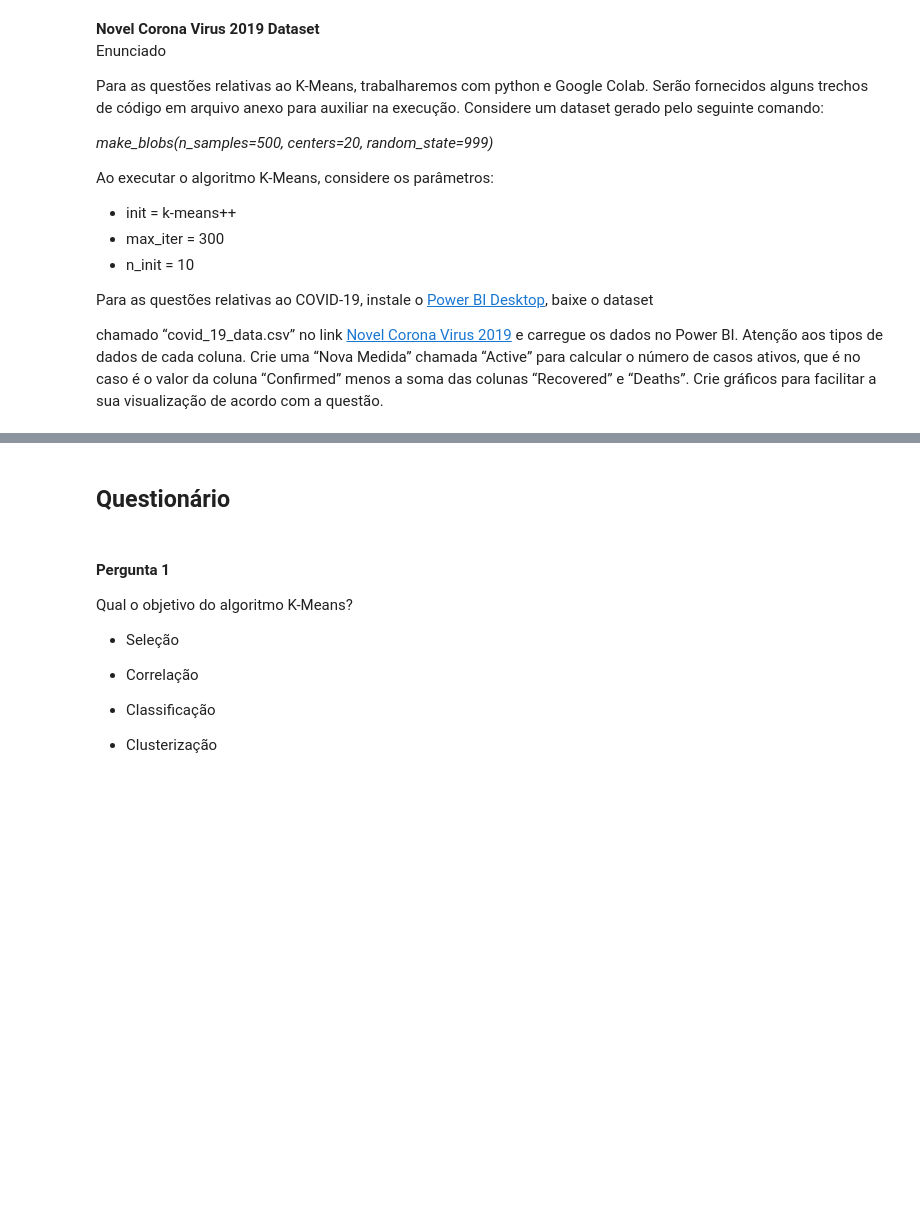
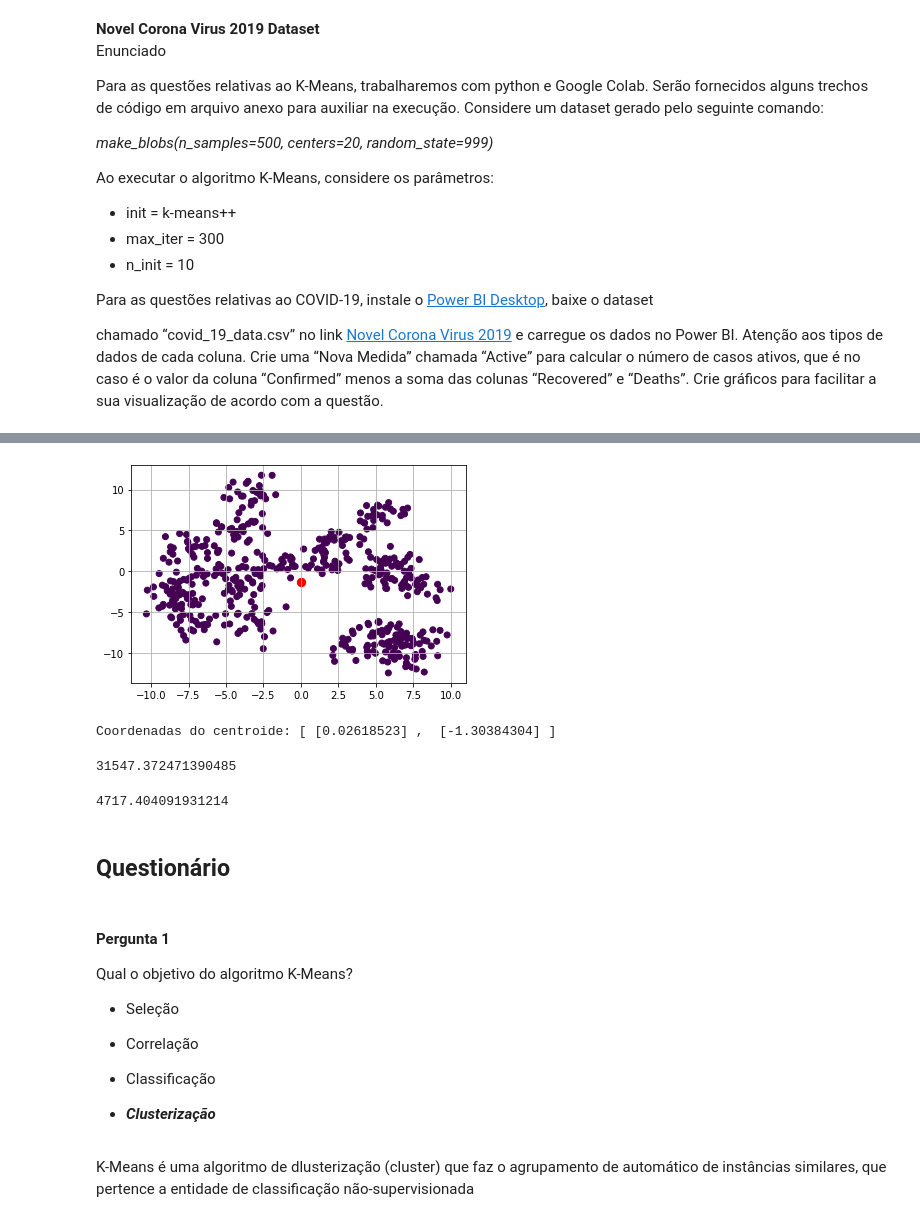
Before and after one commit to masedos/Bootcamp-Cientista-de-Dados, a Jupyter notebook: Módulo 1/Trabalho Prático do Módulo 1/trabalho_pratico_covid_19_data.ipynb, the cells around one changed output, grey strips where cells are left out. Saved outputs shown, nothing was run; the diff lists cells and outputs as text; code cells hidden in the pictures; blank space fills up the shorter version.

```diff
--- a/Módulo 1/Trabalho Prático do Módulo 1/trabalho_pratico_covid_19_data.ipynb
+++ b/Módulo 1/Trabalho Prático do Módulo 1/trabalho_pratico_covid_19_data.ipynb
@@ -85,3 +114,34 @@ plt.show()
+# %%
+# Pergunta 4
+# Utilizando o dataset com apenas um (1) Cluster
+
+kmeans = KMeans(n_clusters=1, init='k-means++', max_iter=300, n_init=10)
+kmeans.fit(X)
+pred1 = kmeans.fit_predict(X)
+
+plt.scatter(X[:, 0], X[:,1], c=pred1)
+plt.grid()
+
+plt.scatter(kmeans.cluster_centers_[:,0], kmeans.cluster_centers_[:,1], s=70, c='red')
+plt.show()
+print('Coordenadas do centroide: [',kmeans.cluster_centers_[:,0], ', ',kmeans.cluster_centers_[:,1], ']')
+# %% [output]
+[figure, added]
+Coordenadas do centroide: [ [0.02618523] ,  [-1.30384304] ]
+# %%
+# Pergunta 5
+kmeans = KMeans(n_clusters=1, init='k-means++', max_iter=300, n_init=10)
+kmeans.fit(X)
+print(kmeans.inertia_)
+# %% [output]
+31547.372471390485
+# %%
+# Pergunta 6
+kmeans = KMeans(n_clusters=5, init='k-means++', max_iter=300, n_init=10)
+kmeans.fit(X)
+print(kmeans.inertia_)
+# %% [output]
+4717.404091931214
 # %% [markdown]
 ## Questionário
 # %% [markdown]
@@ -94,7 +154,9 @@ Qual o objetivo do algoritmo K-Means?
 
 - Classificação
 
-- Clusterização
+- ***Clusterização***
+# %% [markdown]
+ K-Means é uma algoritmo de dlusterização (cluster) que faz o agrupamento de automático de instâncias similares, que pertence a entidade de classificação não-supervisionada
 # %% [markdown]
 #### Pergunta 2
 O algoritmo K-Means é baseado em qual tipo de aprendizagem?
```
Also changed, not shown: parts of 19 cells of this notebook.
